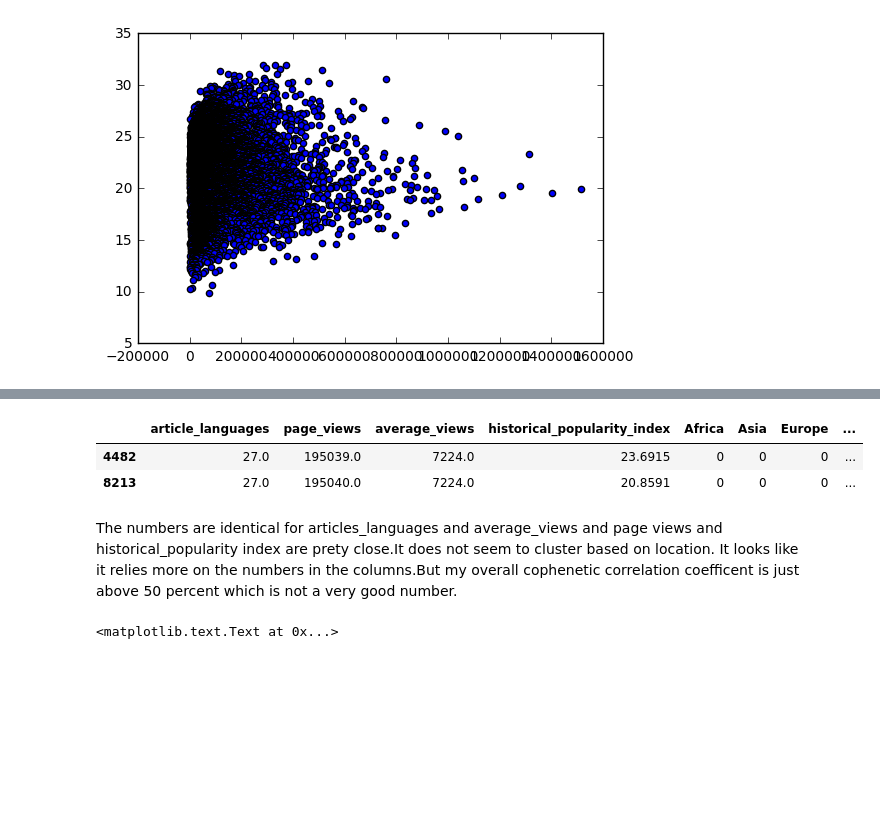
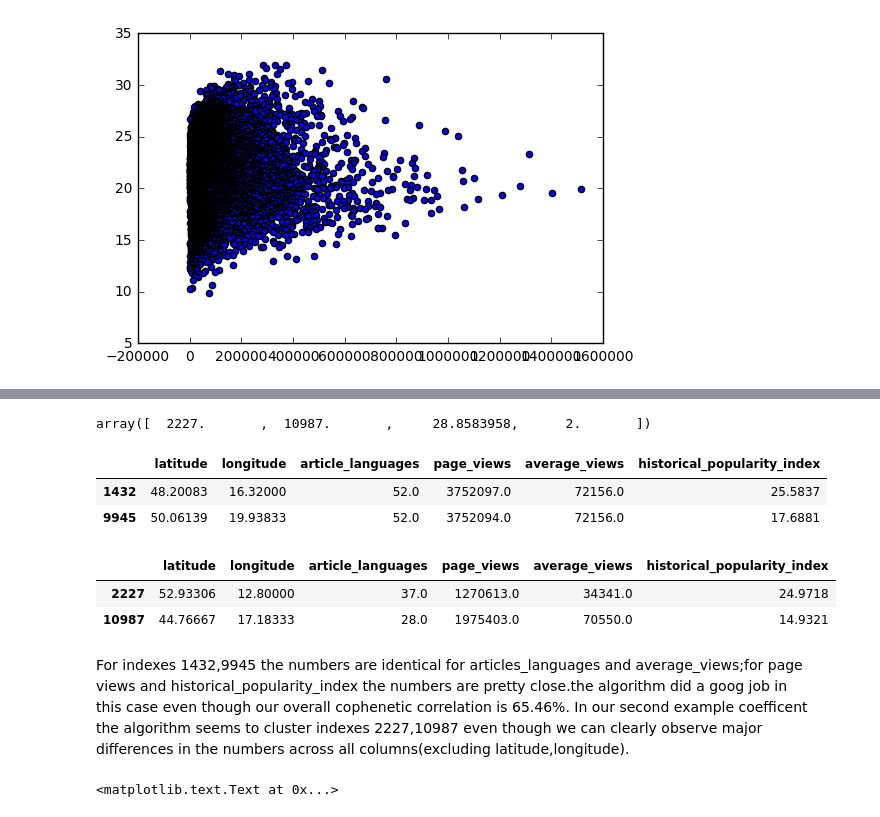
Before and after one commit to asouleymane/DMIR, a Jupyter notebook: modules/module4/Mini_Project_Module4.ipynb, the cells around one changed output, grey strips where cells are left out. Saved outputs shown, nothing was run; the diff lists cells and outputs as text; code cells hidden in the pictures; blank space fills up the shorter version.

```diff
--- a/modules/module4/Mini_Project_Module4.ipynb
+++ b/modules/module4/Mini_Project_Module4.ipynb
@@ -15,3 +15,5 @@ data.head()
 | 2 | 1095706 | Jesus Christ | Male | -4 | Judea | NaN | Israel | Asia | 32.50000 | 34.90000 | ... |
 | 3 | 25664190 | Socrates | Male | -469 | Athens | NaN | Greece | Europe | 37.96667 | 23.71667 | ... |
 | 4 | 783 | Alexander the Great | Male | -356 | Pella | NaN | Greece | Europe | 40.80000 | 22.51667 | ... |
+# %%
+data1=data.drop(data.columns[[0,1,2,3,4,5,6,7,10,11,12]],axis=1)
@@ -61,9 +46,3 @@ article_languages object
 page_views object
 average_views object
 historical_popularity_index object
-# %%
-#Create a set of dummy variables for the continent column in data.
-data_continent=pd.get_dummies(data['continent'])
-#join the new dataframe continent to data.
-data1=pd.concat([data,data_continent],axis=1)
-data1.head()
@@ -89 +49,7 @@ num_data.head()
+# %%
+data1['latitude']=data1['latitude'].fillna((data1['latitude'].mean()))
+data1['longitude']=data1['longitude'].fillna((data1['longitude'].mean()))
+# %%
+
+num_data=data1.convert_objects(convert_numeric=True)
 # %%
@@ -173,14 +127,23 @@ array([ 4482.        ,  8213.        ,     3.32001352,     2.        ])
+# %%
+z[12]
+# %% [output]
+array([  2227.       ,  10987.       ,     28.8583958,      2.       ])
 # %%
-num_data.loc[[4482, 8213], :]
+num_data.loc[[1432, 9945], :]
 # %% [output]
-|  | article_languages | page_views | average_views | historical_popularity_index | Africa | Asia | Europe | ... |
-| 4482 | 27.0 | 195039.0 | 7224.0 | 23.6915 | 0 | 0 | 0 | ... |
-| 8213 | 27.0 | 195040.0 | 7224.0 | 20.8591 | 0 | 0 | 0 | ... |
+|  | latitude | longitude | article_languages | page_views | average_views | historical_popularity_index |
+| 1432 | 48.20083 | 16.32000 | 52.0 | 3752097.0 | 72156.0 | 25.5837 |
+| 9945 | 50.06139 | 19.93833 | 52.0 | 3752094.0 | 72156.0 | 17.6881 |
-# %% [markdown]
-The numbers are identical for articles_languages and average_views and
-page views and historical_popularity index are prety close.It does not seem to cluster based on location.
-It looks like it relies more on the numbers in the columns.But my overall cophenetic correlation coefficent is
-just above 50 percent which is not a very good number.
+# %%
+num_data.loc[[2227,10987],:]
+# %% [output]
+|  | latitude | longitude | article_languages | page_views | average_views | historical_popularity_index |
+| 2227 | 52.93306 | 12.80000 | 37.0 | 1270613.0 | 34341.0 | 24.9718 |
+| 10987 | 44.76667 | 17.18333 | 28.0 | 1975403.0 | 70550.0 | 14.9321 |
+# %% [markdown]
+For indexes 1432,9945 the numbers are identical for articles_languages and average_views;for
+page views and historical_popularity_index the numbers are pretty close.the algorithm did a goog job in this case even though our overall cophenetic correlation is 65.46%.
+In our second example  coefficent the algorithm seems to cluster indexes 2227,10987 even though we can clearly observe major differences in the numbers across all columns(excluding latitude,longitude).
 # %%
 y=hca.linkage(num_data,metric="euclidean",method="ward")
 # %%
```
Also changed, not shown: parts of 24 cells of this notebook, 2 other files.
